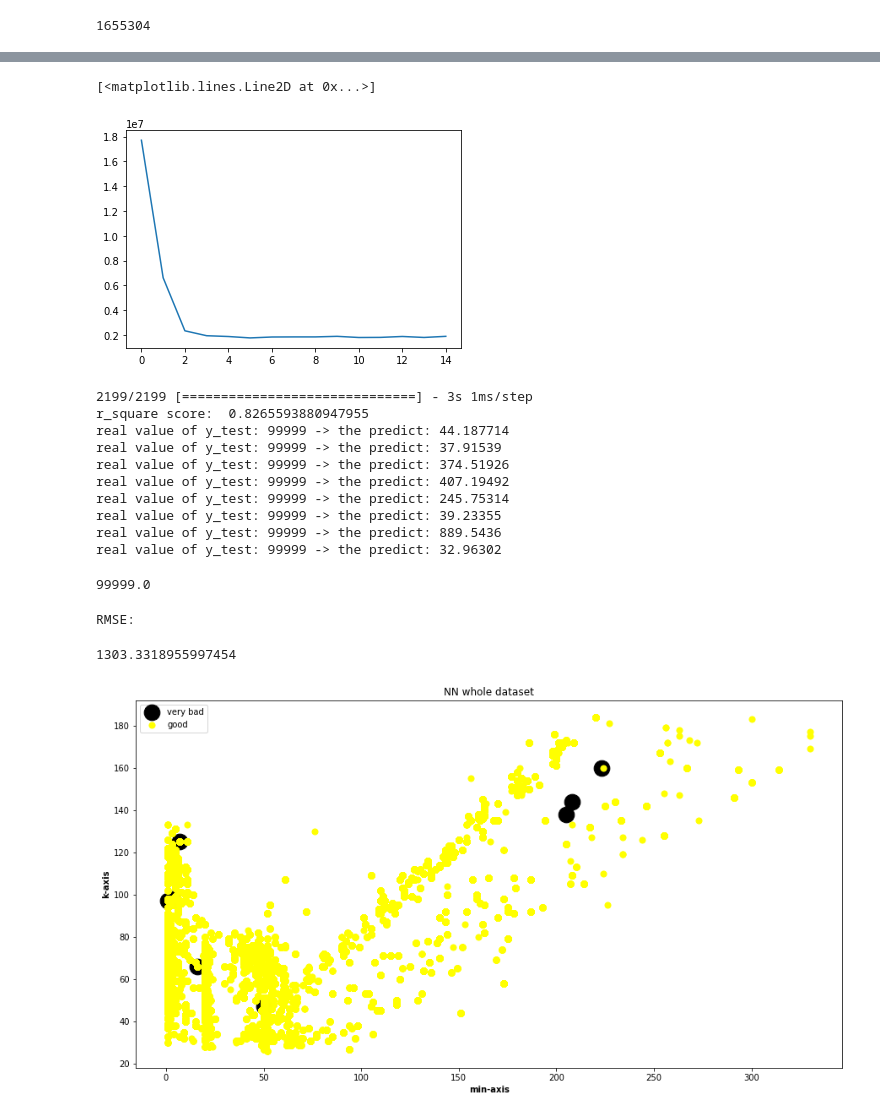
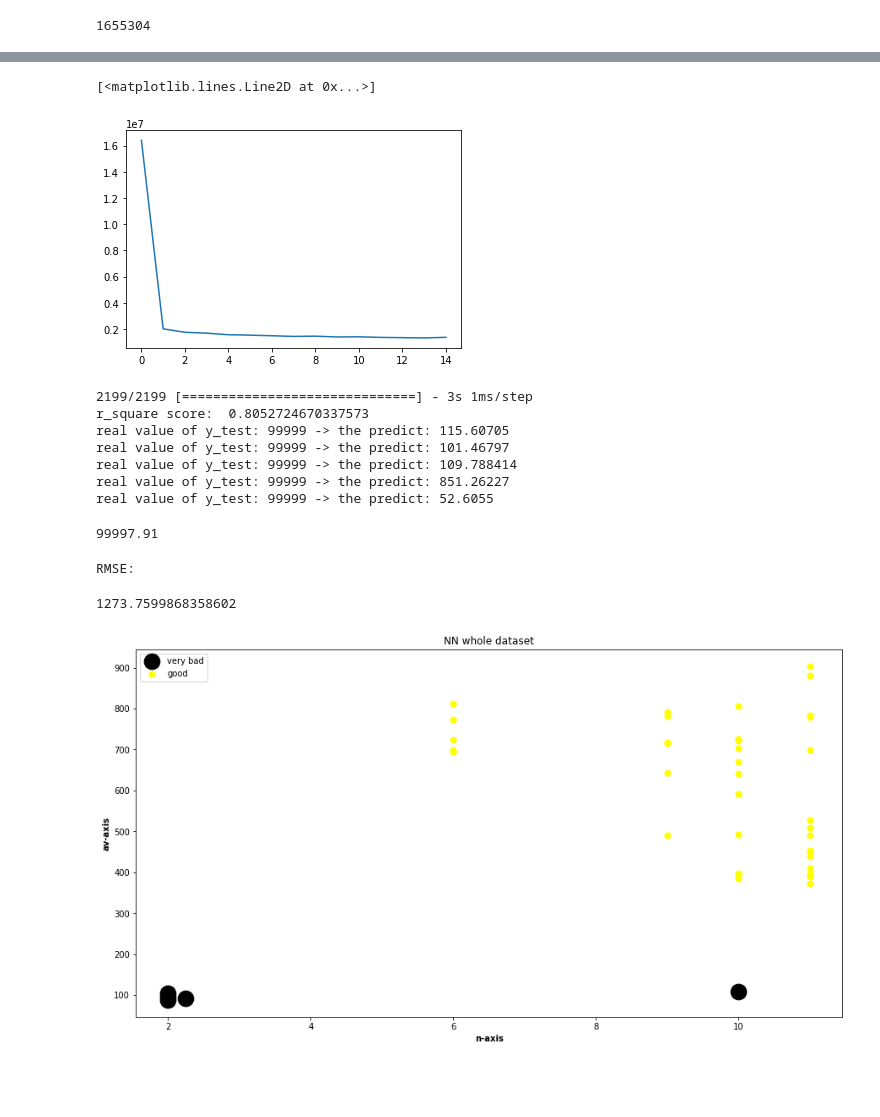
Before and after one commit to harel-coffee/pouw-auto, a Jupyter notebook: 4Neural_Network_Regression.ipynb, the cells around one changed output, grey strips where cells are left out. Saved outputs shown, nothing was run; the diff lists cells and outputs as text; code cells hidden in the pictures; blank space fills up the shorter version.

```diff
--- a/4Neural_Network_Regression.ipynb
+++ b/4Neural_Network_Regression.ipynb
@@ -25,7 +25,7 @@ y = shuffled.loc[:,'y']
 # %% [output]
 8750
 # %%
-X_modified = X.drop([ 'median', 'range',  'indeks', 'class',  'subtype', '(m/n)^3', '(m/n)^2', '(n/m)^2', '(n/m)^3','m/n','m'], axis = 1)
+X_modified = X.drop([ 'median', 'min', 'range',  'indeks', 'class',  'subtype', '(m/n)^3', '(m/n)^2', '(n/m)^2', '(n/m)^3','m/n','m'], axis = 1)
 print(X_modified.head())
 #X_modified = X.drop(['max', 'n/m', '(n/m)^2', '(n/m)^3', 'm/n', '(m/n)^2', '(m/n)^3', 'class', 'av.length'], axis = 1)
 # %% [output]
@@ -94,13 +94,13 @@ def make_model():
 
     #model.add(Dense(64, activation='relu'))
 
-    #model.add(Dense(4, activation='relu'))
+    model.add(Dense(8, activation='relu'))
 
     model.add(Dense(1, activation = custom_activation))
     #model.add(Activation(custom_activation, name='SpecialActivation'))
-    model.compile(loss='mean_squared_error', optimizer=tensorflow.keras.optimizers.Adam(clipnorm=1))
+    #model.compile(loss='mean_squared_error', optimizer=tensorflow.keras.optimizers.Adam(clipnorm=1))
     #model.compile(loss='mean_squared_error', optimizer='RMSProp')
-
+    model.compile(loss='mean_squared_error', optimizer='Adam')
     return model
 # %%
 from sklearn import preprocessing
@@ -155,7 +155,7 @@ Epoch 15/15
 plt.plot(history.history['loss'])
 # %% [output]
 [<matplotlib.lines.Line2D at 0x...>]
-[figure, old version]
+[figure, new version]
 # %%
 #from sklearn.metrics import r2_score
 #prediction = estimator.predict(X_val)
@@ -189,7 +189,7 @@ std_dev_bad = []
 max_bad = []
 nm_bad = []
 k_bad = []
-min_bad = []
+#min_bad = []
 
 av_good = []
 n_good = []
@@ -197,7 +197,7 @@ std_dev_good = []
 nm_good = []
 max_good = []
 k_good = []
-min_good = []
+#min_good = []
 
 for i in range(len(yy)):
   if(yy[i]-predd[i] > 99000):
@@ -207,32 +207,29 @@ for i in range(len(yy)):
     nm_bad.append(X_test_copy.iloc[i]['n/m'])
     max_bad.append(X_test_copy.iloc[i]['max'])
     k_bad.append(X_test_copy.iloc[i]['k'])
-    min_bad.append(X_test_copy.iloc[i]['min'])
+    #min_bad.append(X_test_copy.iloc[i]['min'])
 
     print("real value of y_test: " + str(yy[i]) + " -> the predict: " + str(predd[i]))
-  if(abs(yy[i]-predd[i])<10):
+  if(abs(yy[i]-predd[i])<100 and yy[i]>99500):
     av_good.append(X_test_copy.iloc[i]['av.length'])
     n_good.append(X_test_copy.iloc[i]['n'])
     std_dev_good.append(X_test_copy.iloc[i]['std.dev'])
     nm_good.append(X_test_copy.iloc[i]['n/m'])
     max_good.append(X_test_copy.iloc[i]['max'])
     k_good.append(X_test_copy.iloc[i]['k'])
-    min_good.append(X_test_copy.iloc[i]['min'])
+    #min_good.append(X_test_copy.iloc[i]['min'])
 # %% [output]
 2199/2199 [==============================] - 3s 1ms/step
-r_square score:  0.8265593880947955
-real value of y_test: 99999 -> the predict: 44.187714
-real value of y_test: 99999 -> the predict: 37.91539
-real value of y_test: 99999 -> the predict: 374.51926
-real value of y_test: 99999 -> the predict: 407.19492
-real value of y_test: 99999 -> the predict: 245.75314
-real value of y_test: 99999 -> the predict: 39.23355
-real value of y_test: 99999 -> the predict: 889.5436
-real value of y_test: 99999 -> the predict: 32.96302
+r_square score:  0.8052724670337573
+real value of y_test: 99999 -> the predict: 115.60705
+real value of y_test: 99999 -> the predict: 101.46797
+real value of y_test: 99999 -> the predict: 109.788414
+real value of y_test: 99999 -> the predict: 851.26227
+real value of y_test: 99999 -> the predict: 52.6055
 # %%
 print(np.max(predd))
 # %% [output]
-99999.0
+99997.91
 # %%
 from sklearn.metrics import mean_squared_error
 from math import sqrt
@@ -241,23 +238,23 @@ print("RMSE:")
 sqrt(mean_squared_error(yy, predd))
 # %% [output]
 RMSE:
-1303.3318955997454
+1273.7599868358602
 # %%
 fig = plt.figure(figsize = (15, 8))
 ax = plt.axes()
 
-ax.scatter(min_bad, k_bad, s = 350, color = 'black')
-ax.scatter(min_good, k_good, s= 50, color = 'yellow')
+ax.scatter(nm_bad, av_bad, s = 350, color = 'black')
+ax.scatter(nm_good, av_good, s= 50, color = 'yellow')
 
-ax.set_xlabel('min-axis', fontweight ='bold')
-ax.set_ylabel('k-axis', fontweight ='bold')
+ax.set_xlabel('n-axis', fontweight ='bold')
+ax.set_ylabel('av-axis', fontweight ='bold')
 plt.title("NN whole dataset")
 
 ax.legend(['very bad', 'good'])
 # show plot
 plt.show()
 # %% [output]
-[figure, old version]
+[figure, new version]
 # %%
 from mpl_toolkits import mplot3d
 fig = plt.figure(figsize = (20, 14))
```
Also changed, not shown: parts of 5 cells of this notebook.
